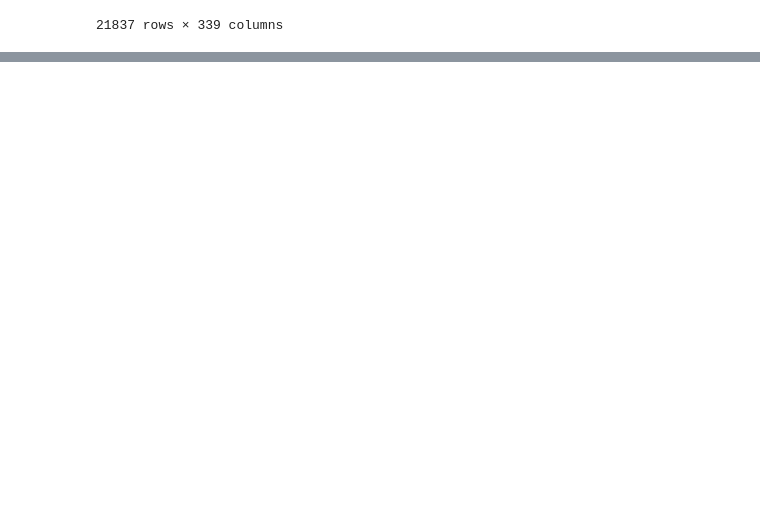
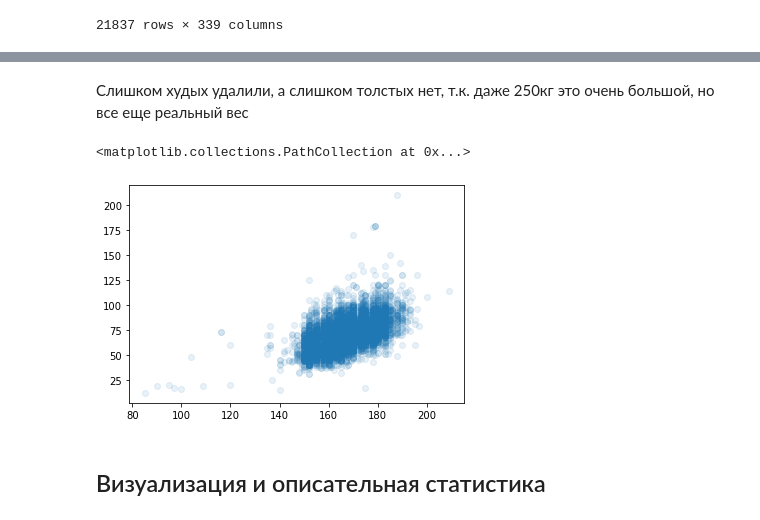
Before and after one commit to Makarov-AA/ML_UNN_Course, a Jupyter notebook: Homework.ipynb, the cells around one changed output, grey strips where cells are left out. Drawn from its saved outputs; the diff is of its cells as text; code cells hidden in the pictures; blank space fills up the shorter version.

```diff
--- a/Homework.ipynb
+++ b/Homework.ipynb
@@ -534,0 +690,3 @@ macro_data
+# %%
+macro_data = macro_data.drop([6266, 6430, 9384, 15207])
+macro_data['HEIGHT'].quantile([0, 0.005, 0.01, 0.05, 0.1, 0.5, 0.9, 0.95, 0.99, 0.995, 1])
@@ -534,0 +745,3 @@ macro_data
+# %%
+macro_data = macro_data.drop([6059, 7945])
+macro_data['WEIGHT'].quantile([0, 0.005, 0.01, 0.05, 0.1, 0.5, 0.9, 0.95, 0.99, 0.995, 1])
@@ -534,0 +783,9 @@ macro_data
+# %% [markdown]
+Слишком худых удалили, а слишком толстых нет, т.к. даже 250кг это очень большой, но все еще реальный вес
+# %%
+plt.scatter(macro_data['HEIGHT'], macro_data['WEIGHT'], alpha =0.1)
+# %% [output]
+<matplotlib.collections.PathCollection at 0x...>
+[figure, added]
+# %% [markdown]
+## Визуализация и описательная статистика
```
Also changed, not shown: parts of 31 cells of this notebook.
